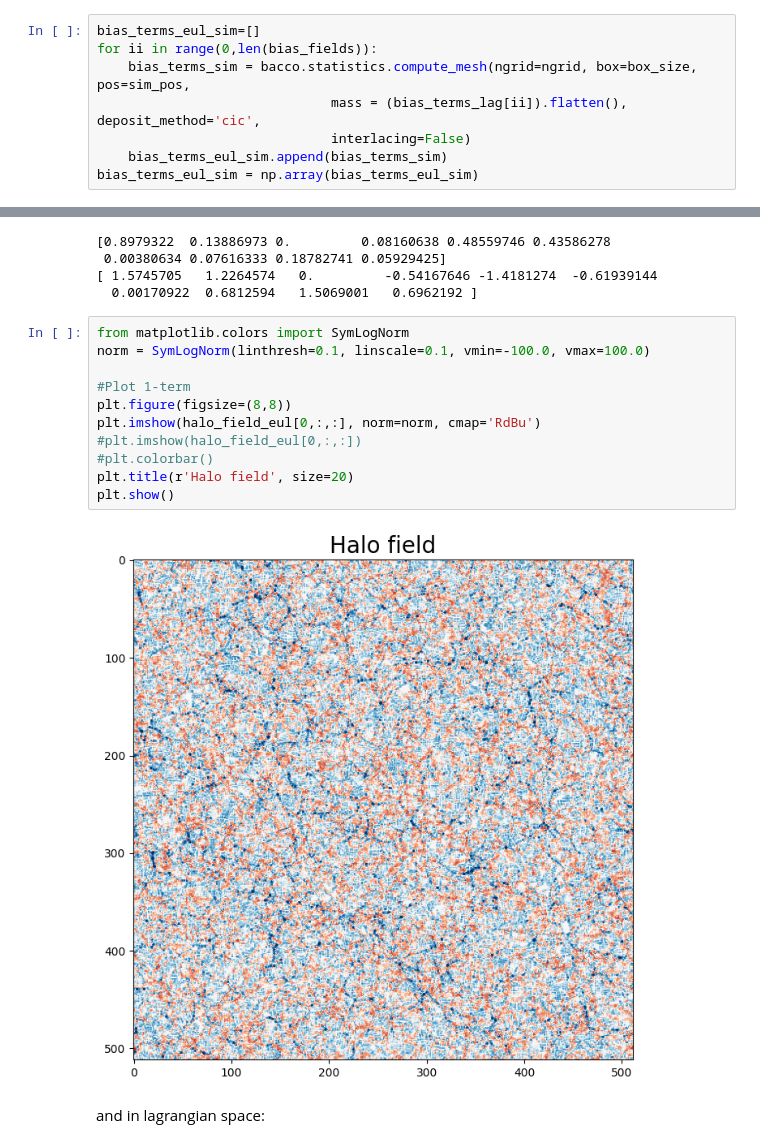
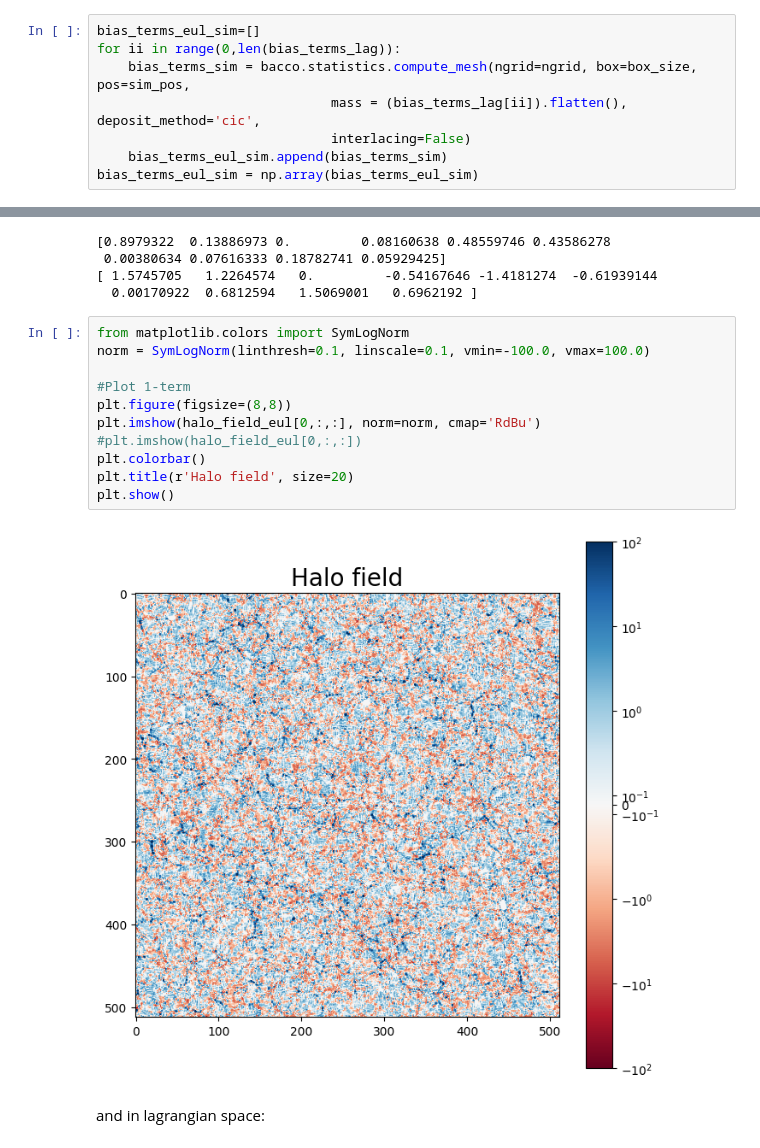
Before and after one commit to kstoreyf/biasexp-target-observable, a Jupyter notebook: notebooks/2024-01-19_probabilistic_bias.ipynb, the cells around one changed output, grey strips where cells are left out. Drawn from its saved outputs; the diff is of its cells as text.

Commit message:
updating notebooks, incl w plotting camels-sam ICs

```diff
--- a/notebooks/2024-01-19_probabilistic_bias.ipynb
+++ b/notebooks/2024-01-19_probabilistic_bias.ipynb
@@ -132,7 +132,7 @@ bias_terms_lag.shape
 (5, 512, 512, 512)
 # %%
 bias_terms_eul_sim=[]
-for ii in range(0,len(bias_fields)):
+for ii in range(0,len(bias_terms_lag)):
     bias_terms_sim = bacco.statistics.compute_mesh(ngrid=ngrid, box=box_size, pos=sim_pos,
                               mass = (bias_terms_lag[ii]).flatten(), deposit_method='cic',
                               interlacing=False)
@@ -193,16 +193,16 @@ print(halo_field_eul[0,0,:10])
 # %%
 from matplotlib.colors import SymLogNorm
 norm = SymLogNorm(linthresh=0.1, linscale=0.1, vmin=-100.0, vmax=100.0)
 
 #Plot 1-term
 plt.figure(figsize=(8,8))
 plt.imshow(halo_field_eul[0,:,:], norm=norm, cmap='RdBu')
 #plt.imshow(halo_field_eul[0,:,:])
-#plt.colorbar()
+plt.colorbar()
 plt.title(r'Halo field', size=20)
 plt.show()
 # %% [output]
-[figure, old version]
+[figure, new version]
 # %% [markdown]
 and in lagrangian space:
 # %%
```
Also changed, not shown: parts of 27 cells of this notebook, 2 other files.
